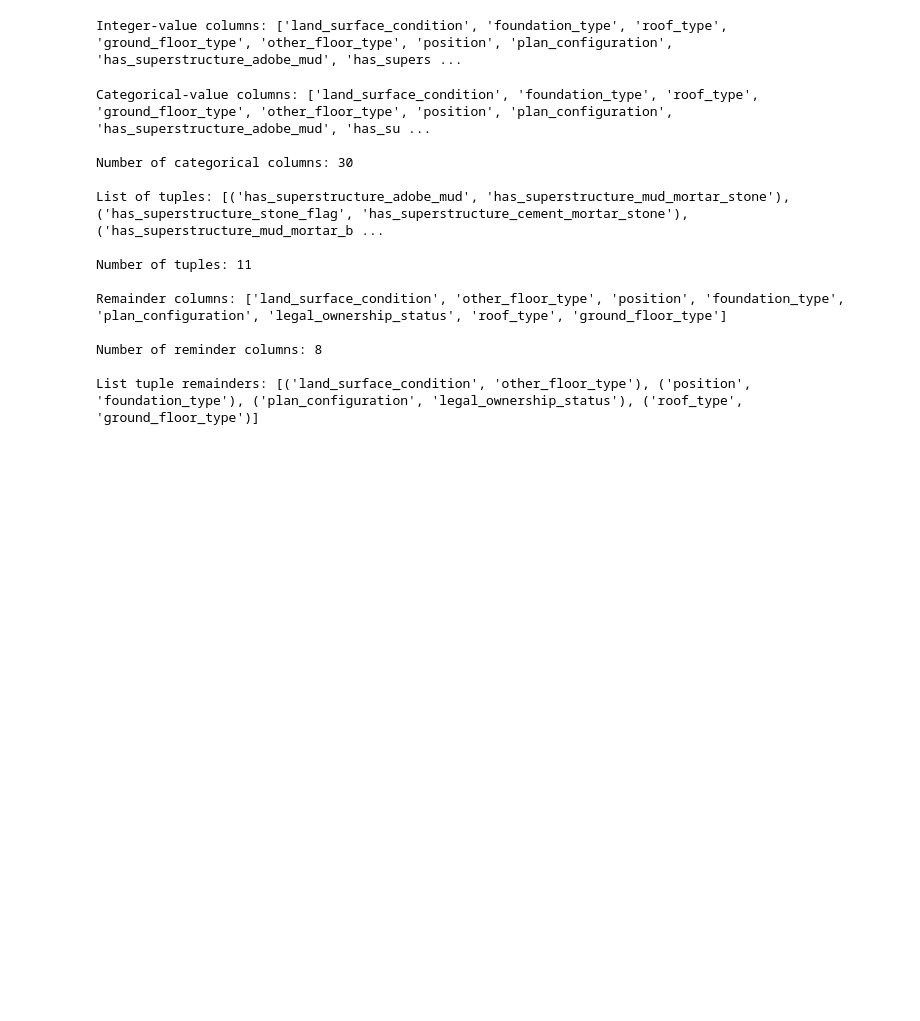
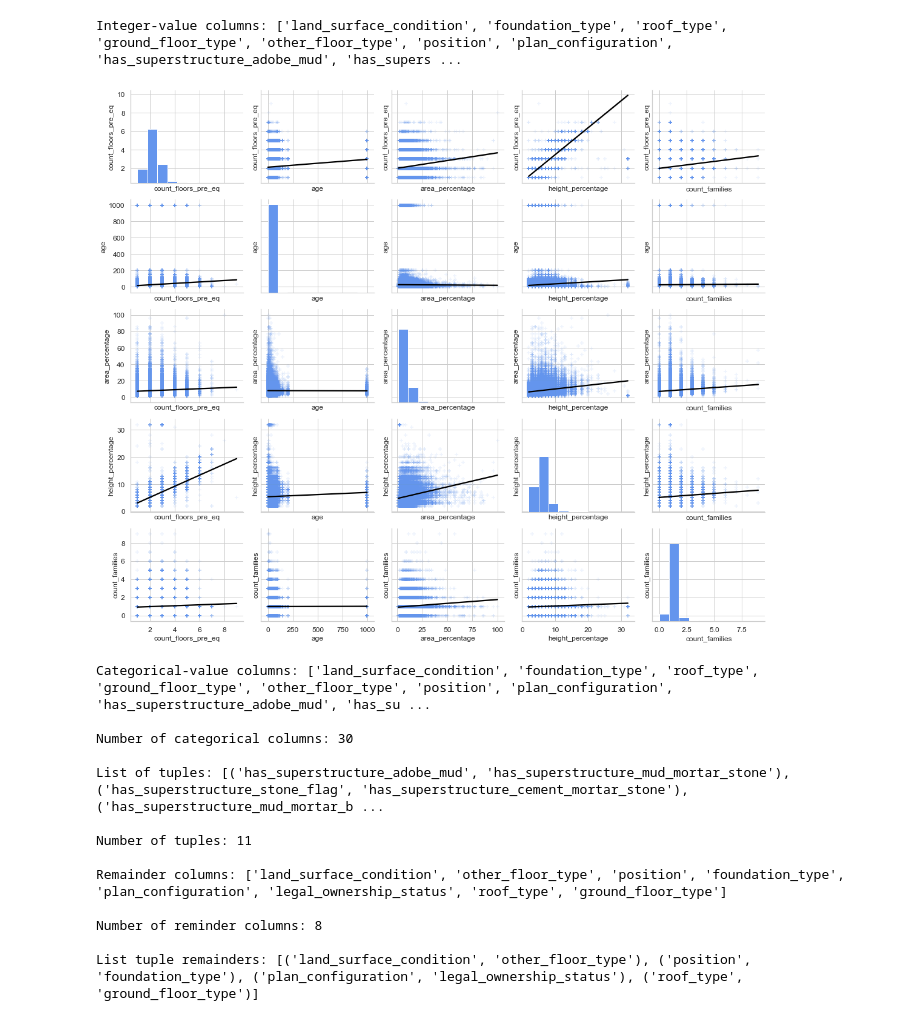
Before and after one commit to capac/scikit-learn-exercises, a Jupyter notebook: modeling-earthquake-damage.ipynb, the cells around one changed output. Saved outputs shown, nothing was run; the diff lists cells and outputs as text; code cells hidden in the pictures; blank space fills up the shorter version.

Commit message:
Corrected pair plot code

```diff
--- a/modeling-earthquake-damage.ipynb
+++ b/modeling-earthquake-damage.ipynb
@@ -150,31 +150,33 @@ print(f'Integer-value columns: {list(cat_attrib)}')
 # %% [output]
 Integer-value columns: ['land_surface_condition', 'foundation_type', 'roof_type', 'ground_floor_type', 'other_floor_type', 'position', 'plan_configuration', 'has_superstructure_adobe_mud', 'has_supers ...
 # %%
-# sns.set(style='whitegrid', color_codes=True)
-# color_ref = 'cornflowerblue'
-# g = sns.pairplot(train_values_df, x_vars=cat_attrib[4:9], y_vars=cat_attrib[4:9], height=2.6, aspect=1.2, \
-#                  kind='reg', diag_kind='hist', markers='+', diag_kws={'color': color_ref}, \
-#                  plot_kws={'line_kws': {'color': 'black'}, 'scatter_kws': {'alpha': 0.1, 'color': color_ref}})
-# xlabels, ylabels = [], []
-# label_font_size = 12
+sns.set(style='whitegrid', color_codes=True)
+color_ref = 'cornflowerblue'
+g = sns.pairplot(train_values_df, x_vars=num_attrib[4:9], y_vars=num_attrib[4:9], height=2.6, aspect=1.2, \
+                 kind='reg', diag_kind='hist', markers='+', diag_kws={'color': color_ref}, \
+                 plot_kws={'line_kws': {'color': 'black'}, 'scatter_kws': {'alpha': 0.1, 'color': color_ref}})
+xlabels, ylabels = [], []
+label_font_size = 12
 
-# for ax in g.axes[-1,:]:
-#     xlabel = ax.xaxis.get_label_text()
-#     xlabels.append(xlabel)
-# for ax in g.axes[:,0]:
-#     ylabel = ax.yaxis.get_label_text()
-#     ylabels.append(ylabel)
+for ax in g.axes[-1,:]:
+    xlabel = ax.xaxis.get_label_text()
+    xlabels.append(xlabel)
+for ax in g.axes[:,0]:
+    ylabel = ax.yaxis.get_label_text()
+    ylabels.append(ylabel)
 
-# for i in range(len(xlabels)):
-#     for j in range(len(ylabels)):
-#         g.axes[j, i].xaxis.set_label_text(xlabels[i])
-#         g.axes[j, i].xaxis.label.set_size(label_font_size)
-#         g.axes[j, i].tick_params(axis='x', which='major', labelsize=label_font_size)
-#         g.axes[j, i].yaxis.set_label_text(ylabels[j])
-#         g.axes[j, i].yaxis.label.set_size(label_font_size)
-#         g.axes[j, i].tick_params(axis='y', which='major', labelsize=label_font_size)
+for i in range(len(xlabels)):
+    for j in range(len(ylabels)):
+        g.axes[j, i].xaxis.set_label_text(xlabels[i])
+        g.axes[j, i].xaxis.label.set_size(label_font_size)
+        g.axes[j, i].tick_params(axis='x', which='major', labelsize=label_font_size)
+        g.axes[j, i].yaxis.set_label_text(ylabels[j])
+        g.axes[j, i].yaxis.label.set_size(label_font_size)
+        g.axes[j, i].tick_params(axis='y', which='major', labelsize=label_font_size)
 
-# plt.tight_layout();
+plt.tight_layout();
+# %% [output]
+[figure, added]
 # %%
 print(f'Categorical-value columns: {list(cat_attrib)}\n')
 print(f'Number of categorical columns: {len(cat_attrib)}\n')
```
